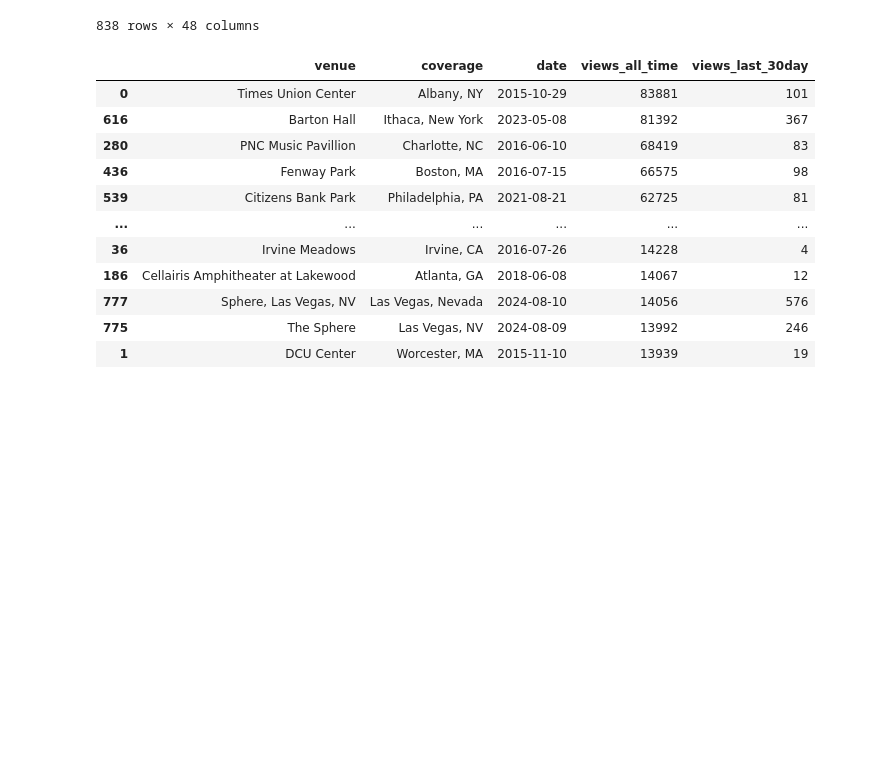
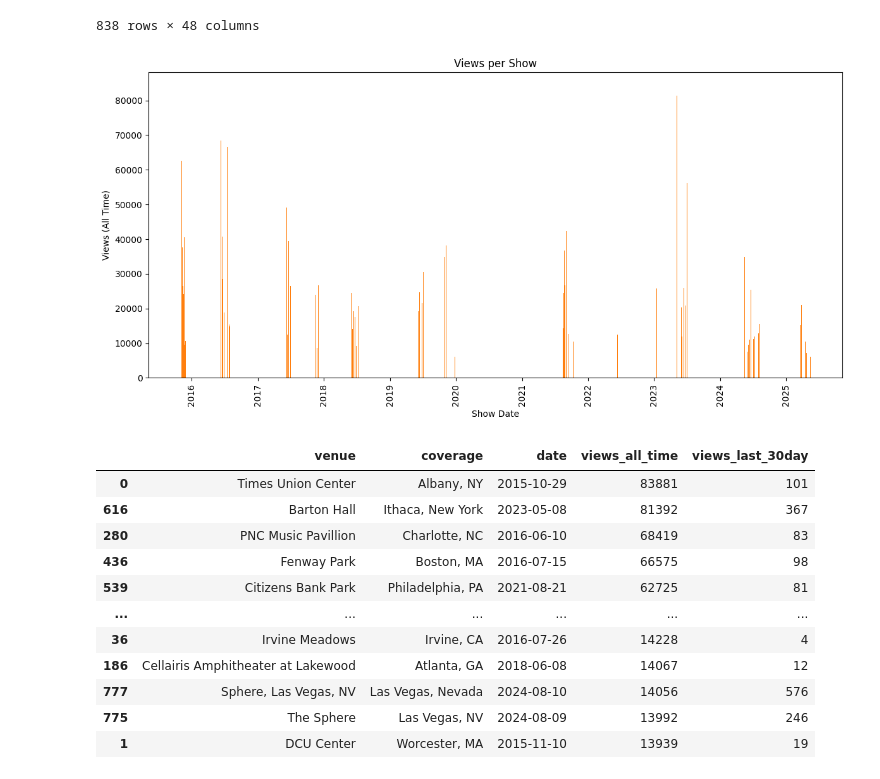
Before and after one commit to dyoun/dead-co, a Jupyter notebook: notebook.ipynb, the cells around one changed output. Cells and saved outputs as stored; diff of their text form; code cells hidden in the pictures; blank space fills up the shorter version.

Commit message:
add url, graph show views

```diff
--- a/notebook.ipynb
+++ b/notebook.ipynb
@@ -2,6 +2,7 @@
 import pandas as pd
 
 df = pd.read_json('shows.jsonl', lines=True).sort_values('views_all_time', ascending=False)
+df['url'] = 'https://archive.org/details/' + df['identifier']
 df.views_all_time = df.views_all_time.astype(int)
 df
 # %% [output]
@@ -18,6 +19,30 @@ df
 | 301 | etree | [DeadAndCompany, etree] | Dead & Company Live at BB&T Cente... | Source: AKG C568EB &gt; Shure FP2... | AKG C568EB; Live concert spyder9 | Dead & Company | deadandco2018-02-26.r09.spyder9.f... | dnolanjr@yahoo.com | 2025-04-15 01:46:48 | ... |
 | 306 | etree | [DeadAndCompany, etree] | Dead & Company Live at Folsom Fie... | <div>Source: AKG C568EB &gt; Mara... | AKG C568EB; Live concert spyder9 | Dead & Company | deadandco2018-07-13.661.spyder9.f... | dnolanjr@yahoo.com | 2025-06-20 02:45:07 | ... |
 838 rows × 48 columns
+# %%
+import matplotlib.pyplot as plt
+
+# generate graph
+plt.figure(figsize=(12, 6))
+plt.bar(df['date'], df['views_all_time'])
+plt.xlabel('Show Date')
+plt.ylabel('Views (All Time)')
+plt.title('Views per Show')
+plt.xticks(rotation=90)
+plt.tight_layout()
+
+# add venue mouseovers
+import mplcursors
+bars = plt.bar(df['date'], df['views_all_time'])
+mplcursors.cursor(bars).connect(
+    "add", lambda sel: sel.annotation.set_text(
+        f"Venue: {df['venue'].iloc[sel.index]}\nDate: {df['date'].iloc[sel.index]}"
+    )
+)
+
+plt.show()
+# %% [output]
+[figure, added]
 # %%
 # filter top 25% of shows viewed
 quantile_val = df.views_all_time.quantile(0.75)
```
Also changed, not shown: 1 other file.
